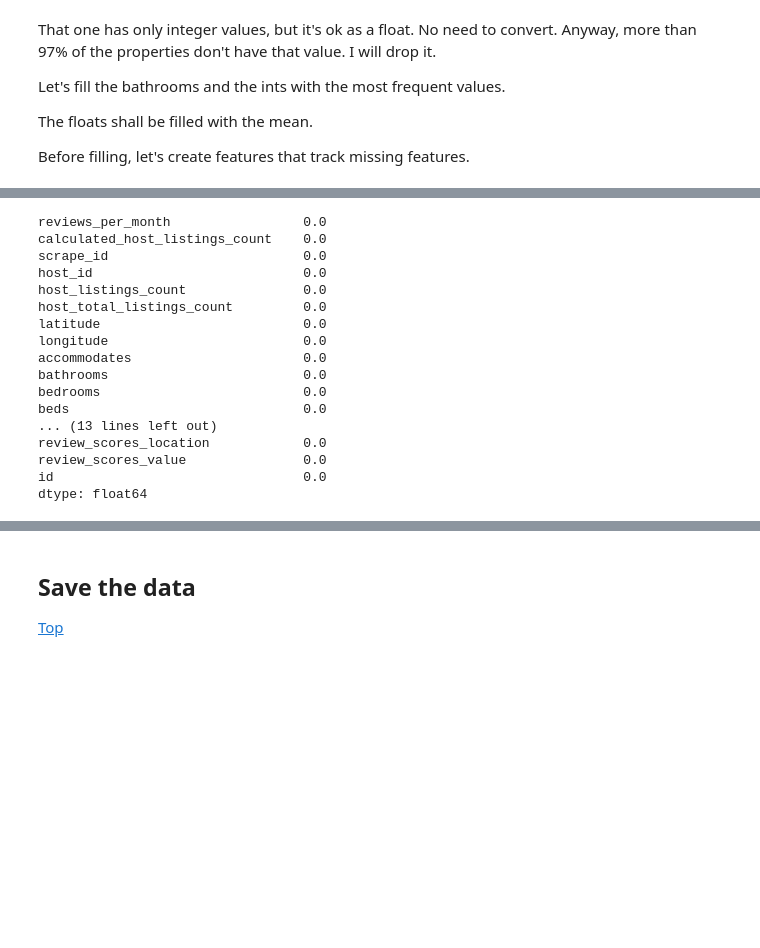
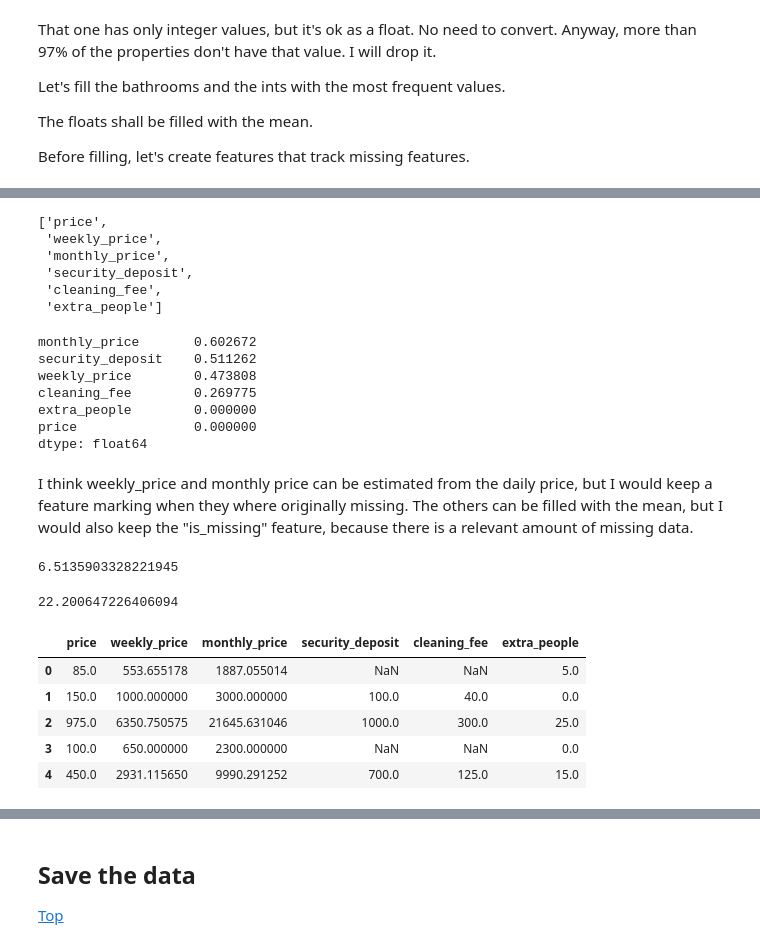
Before and after one commit to mtasende/airbnb-analysis, a Jupyter notebook: notebooks/001-mt-first-look-at-the-data.ipynb, the cells around one changed output, grey strips where cells are left out. Saved outputs shown, nothing was run; the diff lists cells and outputs as text; code cells hidden in the pictures; blank space fills up the shorter version.

```diff
--- a/notebooks/001-mt-first-look-at-the-data.ipynb
+++ b/notebooks/001-mt-first-look-at-the-data.ipynb
@@ -1341,20 +1475,32 @@ listings[mean] = listings[mean].fillna(
+# %%
+price_cols = get_column_by_kind(listing_cols_df, 'price_cols')
+price_cols
+# %% [output]
+['price',
+ 'weekly_price',
+ 'monthly_price',
+ 'security_deposit',
+ 'cleaning_fee',
+ 'extra_people']
 # %%
-listings[num_cols].isnull().mean().sort_values(ascending=False)
+listings[price_cols].isnull().mean().sort_values(ascending=False)
 # %% [output]
-reviews_per_month                 0.0
-calculated_host_listings_count    0.0
-scrape_id                         0.0
-host_id                           0.0
-host_listings_count               0.0
-host_total_listings_count         0.0
-latitude                          0.0
-longitude                         0.0
-accommodates                      0.0
-bathrooms                         0.0
-bedrooms                          0.0
-beds                              0.0
-... (13 lines left out)
-review_scores_location            0.0
-review_scores_value               0.0
-id                                0.0
+monthly_price       0.602672
+security_deposit    0.511262
+weekly_price        0.473808
+cleaning_fee        0.269775
+extra_people        0.000000
+price               0.000000
 dtype: float64
+# %% [markdown]
+I think weekly_price and monthly price can be estimated from the daily price, but I would keep a feature marking when they where originally missing. The others can be filled with the mean, but I would also keep the "is_missing" feature, because there is a relevant amount of missing data.
+# %%
+week_factor = (listings.weekly_price / listings.price).mean()
+week_factor
+# %% [output]
+6.5135903328221945
+# %%
+month_factor = (listings.monthly_price / listings.price).mean()
+month_factor
+# %% [output]
+22.200647226406094
@@ -1360,0 +1513,9 @@ dtype: float64
+# %%
+listings[price_cols].head()
+# %% [output]
+|  | price | weekly_price | monthly_price | security_deposit | cleaning_fee | extra_people |
+| 0 | 85.0 | 553.655178 | 1887.055014 | NaN | NaN | 5.0 |
+| 1 | 150.0 | 1000.000000 | 3000.000000 | 100.0 | 40.0 | 0.0 |
+| 2 | 975.0 | 6350.750575 | 21645.631046 | 1000.0 | 300.0 | 25.0 |
+| 3 | 100.0 | 650.000000 | 2300.000000 | NaN | NaN | 0.0 |
+| 4 | 450.0 | 2931.115650 | 9990.291252 | 700.0 | 125.0 | 15.0 |
```
Also changed, not shown: parts of 27 cells of this notebook, 7 other files.
